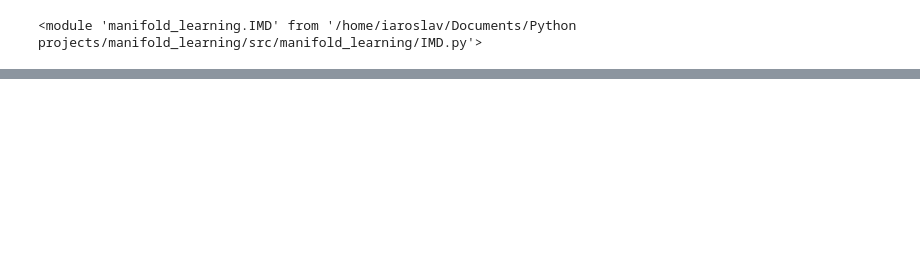
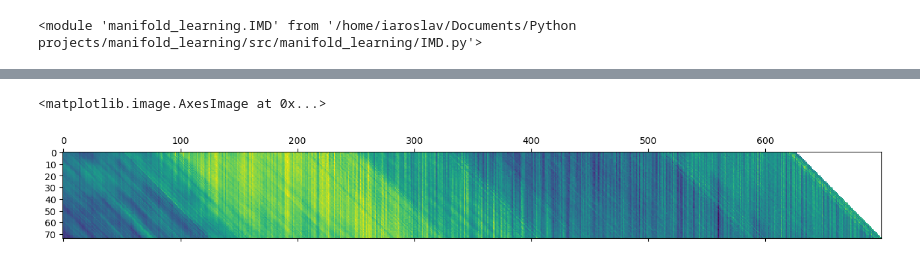
Before and after one commit to z7743/manifold_learning, a Jupyter notebook: notebooks/test.ipynb, the cells around one changed output, grey strips where cells are left out. Saved outputs shown, nothing was run; the diff lists cells and outputs as text; code cells hidden in the pictures; blank space fills up the shorter version.

```diff
--- a/notebooks/test.ipynb
+++ b/notebooks/test.ipynb
@@ -98,0 +113,7 @@ unmixed = trainer.predict(X)
+# %%
+X_pred_aligned = np.array([np.concatenate([X_pred[i,73-i:],np.full((73-i,X_pred.shape[2]),np.nan)]) for i in range(74)])
+# %%
+plt.matshow(X_pred_aligned[:,:,2])
+# %% [output]
+<matplotlib.image.AxesImage at 0x...>
+[figure, added]
```
Also changed, not shown: parts of 28 cells of this notebook, 3 other files.
